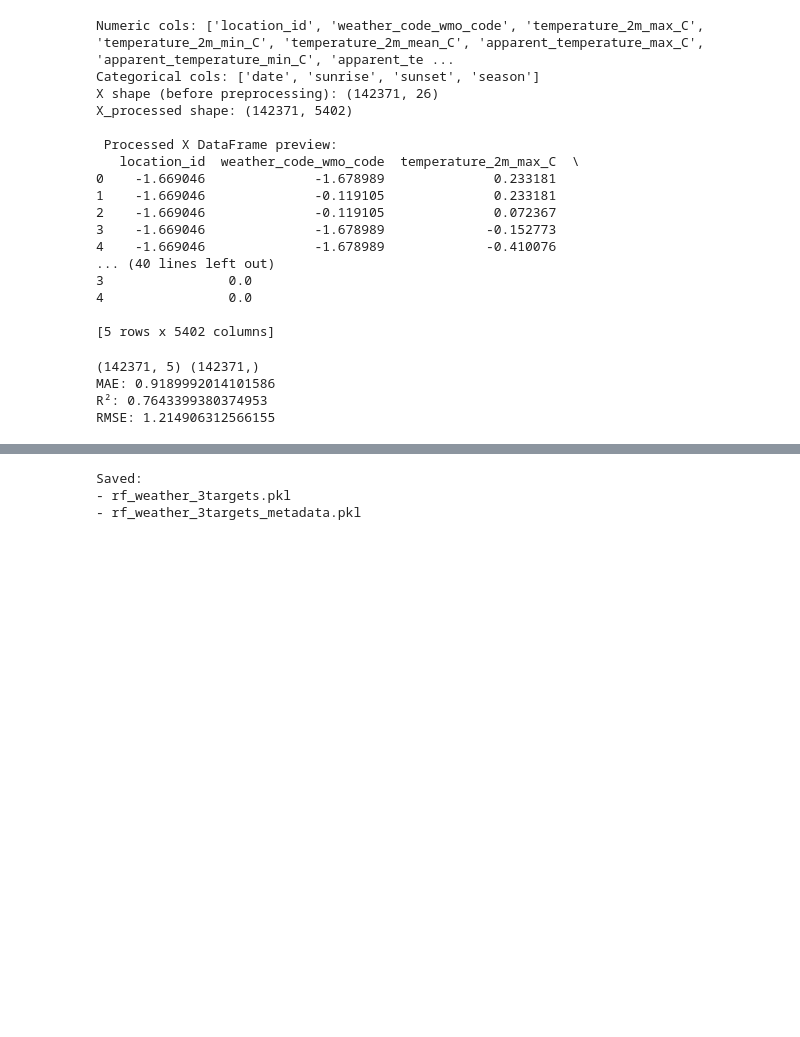
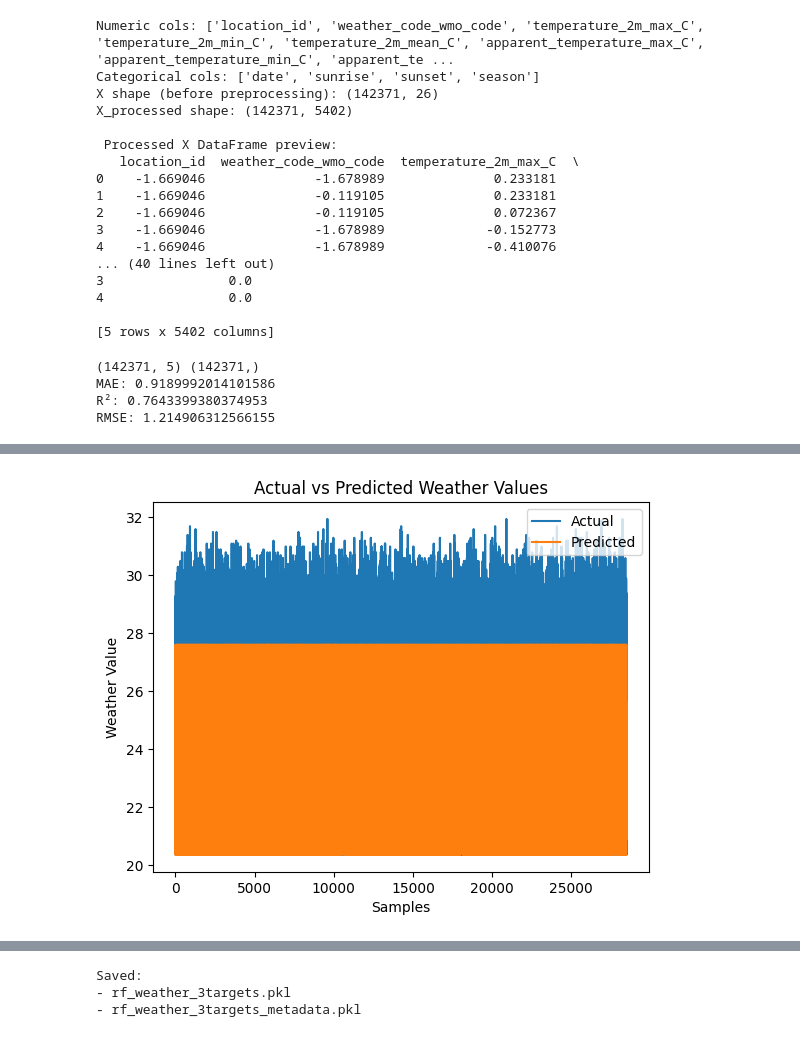
Before and after one commit to isumakm/Weather-Prediction-and-Crop-Recommendation-System-, a Jupyter notebook: Predictingweather.ipynb, the cells around one changed output, grey strips where cells are left out. Cells and saved outputs as stored; diff of their text form; code cells hidden in the pictures; blank space fills up the shorter version.

```diff
--- a/Predictingweather.ipynb
+++ b/Predictingweather.ipynb
@@ -826,0 +840,13 @@ RMSE: 1.214906312566155
+# %%
+import matplotlib.pyplot as plt
+
+plt.figure()
+plt.plot(y_test.values)
+plt.plot(y_pred)
+plt.title("Actual vs Predicted Weather Values")
+plt.xlabel("Samples")
+plt.ylabel("Weather Value")
+plt.legend(["Actual", "Predicted"])
+plt.show()
+# %% [output]
+[figure, added]
```
Also changed, not shown: parts of 2 cells of this notebook.
